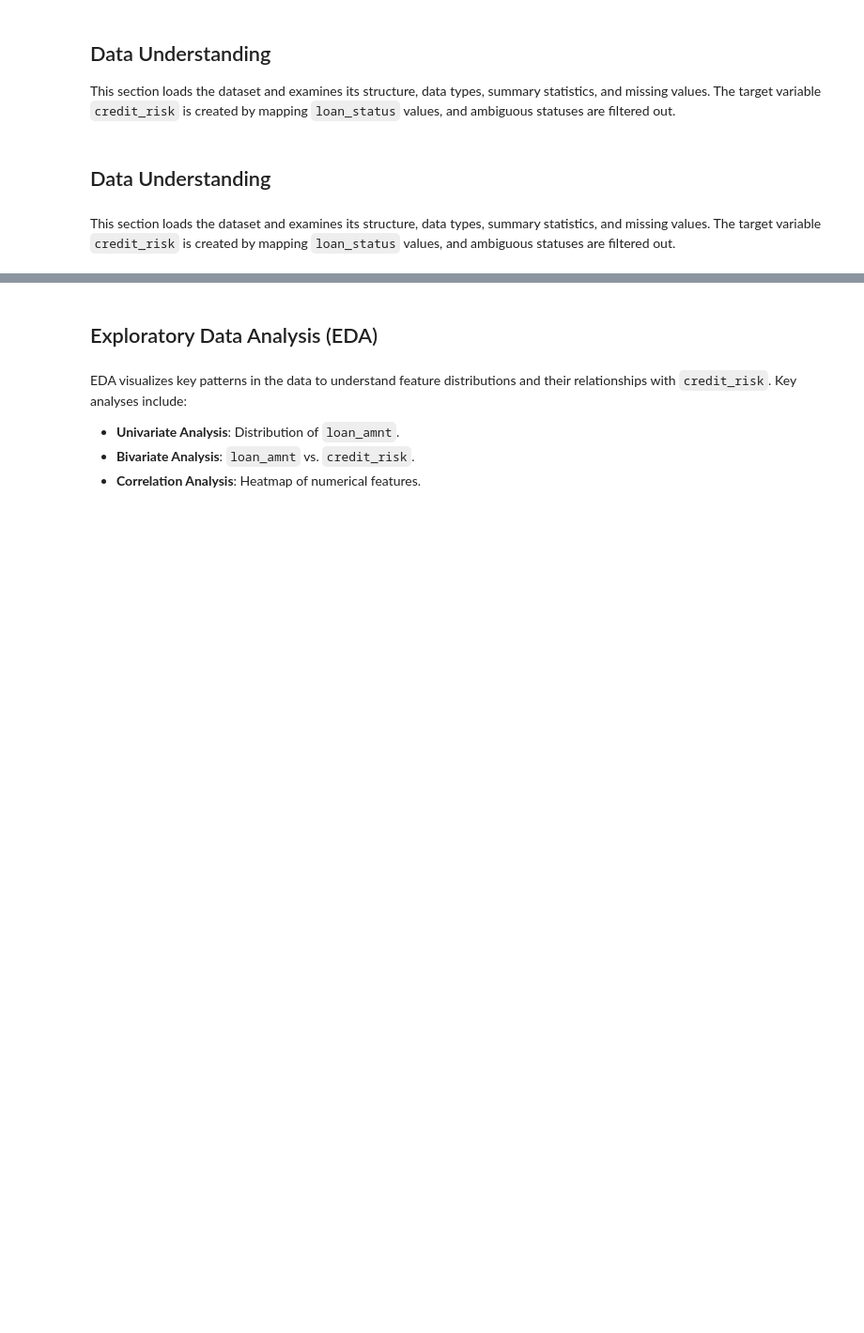
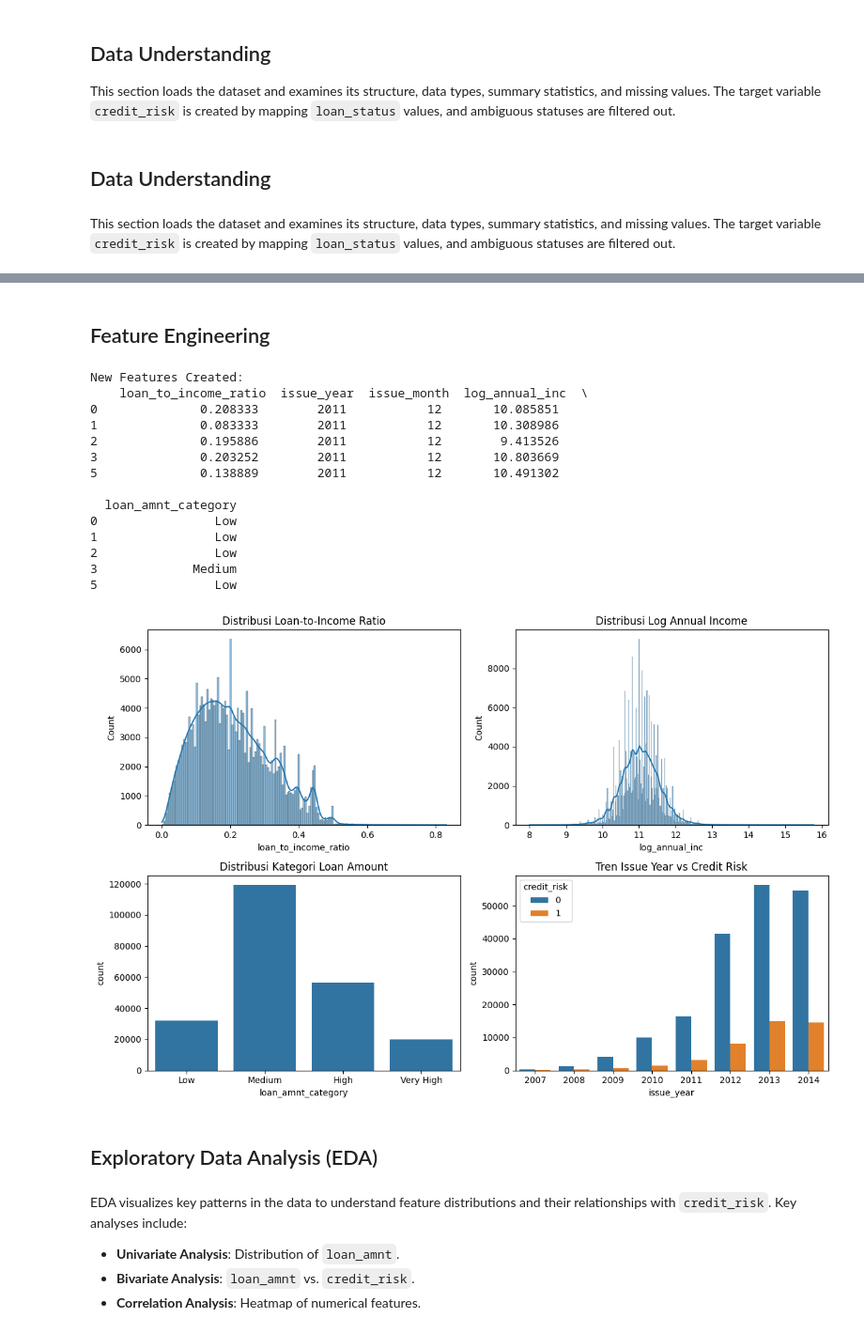
Before and after one commit to RazerArdi/Credit-Risk-Prediction-Model_, a Jupyter notebook: CreditScore.ipynb, the cells around one changed output, grey strips where cells are left out. Shown at 94% size. Cells and saved outputs as stored; diff of their text form; code cells hidden in the pictures; blank space fills up the shorter version.

```diff
--- a/CreditScore.ipynb
+++ b/CreditScore.ipynb
@@ -90,6 +86,62 @@ credit_risk
 GOOD    184739
 BAD      43307
 Name: count, dtype: int64
+# %% [markdown]
+## Feature Engineering
+# %%
+# 1. Financial Ratios
+data['annual_inc'] = data['annual_inc'].replace(0, np.nan)  # Avoid division by zero
+data['loan_to_income_ratio'] = data['loan_amnt'] / data['annual_inc']
+
+# 2. Time Extraction from issue_d
+data['issue_d'] = pd.to_datetime(data['issue_d'], format='%b-%y', errors='coerce')
+data['issue_year'] = data['issue_d'].dt.year
+data['issue_month'] = data['issue_d'].dt.month
+
+# 3. Log Transformation for skewed features
+data['log_annual_inc'] = np.log1p(data['annual_inc'])
+
+# 4. Categorize loan_amnt
+bins = [0, 5000, 15000, 25000, float('inf')]
+labels = ['Low', 'Medium', 'High', 'Very High']
+data['loan_amnt_category'] = pd.cut(data['loan_amnt'], bins=bins, labels=labels, include_lowest=True)
+
+# Display new features
+print("\nNew Features Created:\n", data[['loan_to_income_ratio', 'issue_year', 'issue_month', 'log_annual_inc', 'loan_amnt_category']].head())
+
+# Visualize new features
+plt.figure(figsize=(12, 8))
+plt.subplot(2, 2, 1)
+sns.histplot(data['loan_to_income_ratio'].dropna(), kde=True)
+plt.title('Distribusi Loan-to-Income Ratio')
+plt.subplot(2, 2, 2)
+sns.histplot(data['log_annual_inc'].dropna(), kde=True)
+plt.title('Distribusi Log Annual Income')
+plt.subplot(2, 2, 3)
+sns.countplot(x='loan_amnt_category', data=data)
+plt.title('Distribusi Kategori Loan Amount')
+plt.subplot(2, 2, 4)
+sns.countplot(x='issue_year', hue='credit_risk', data=data)
+plt.title('Tren Issue Year vs Credit Risk')
+plt.tight_layout()
+plt.savefig('feature_engineering_visualizations.png')
+plt.show()
+# %% [output]
+New Features Created:
+    loan_to_income_ratio  issue_year  issue_month  log_annual_inc  \
+0              0.208333        2011           12       10.085851
+1              0.083333        2011           12       10.308986
+2              0.195886        2011           12        9.413526
+3              0.203252        2011           12       10.803669
+5              0.138889        2011           12       10.491302
+
+  loan_amnt_category
+0                Low
+1                Low
+2                Low
+3             Medium
+5                Low
+[figure, added]
 # %% [markdown]
 ## Exploratory Data Analysis (EDA)
 # %% [markdown]
```
Also changed, not shown: parts of 15 cells of this notebook, 20 other files.
